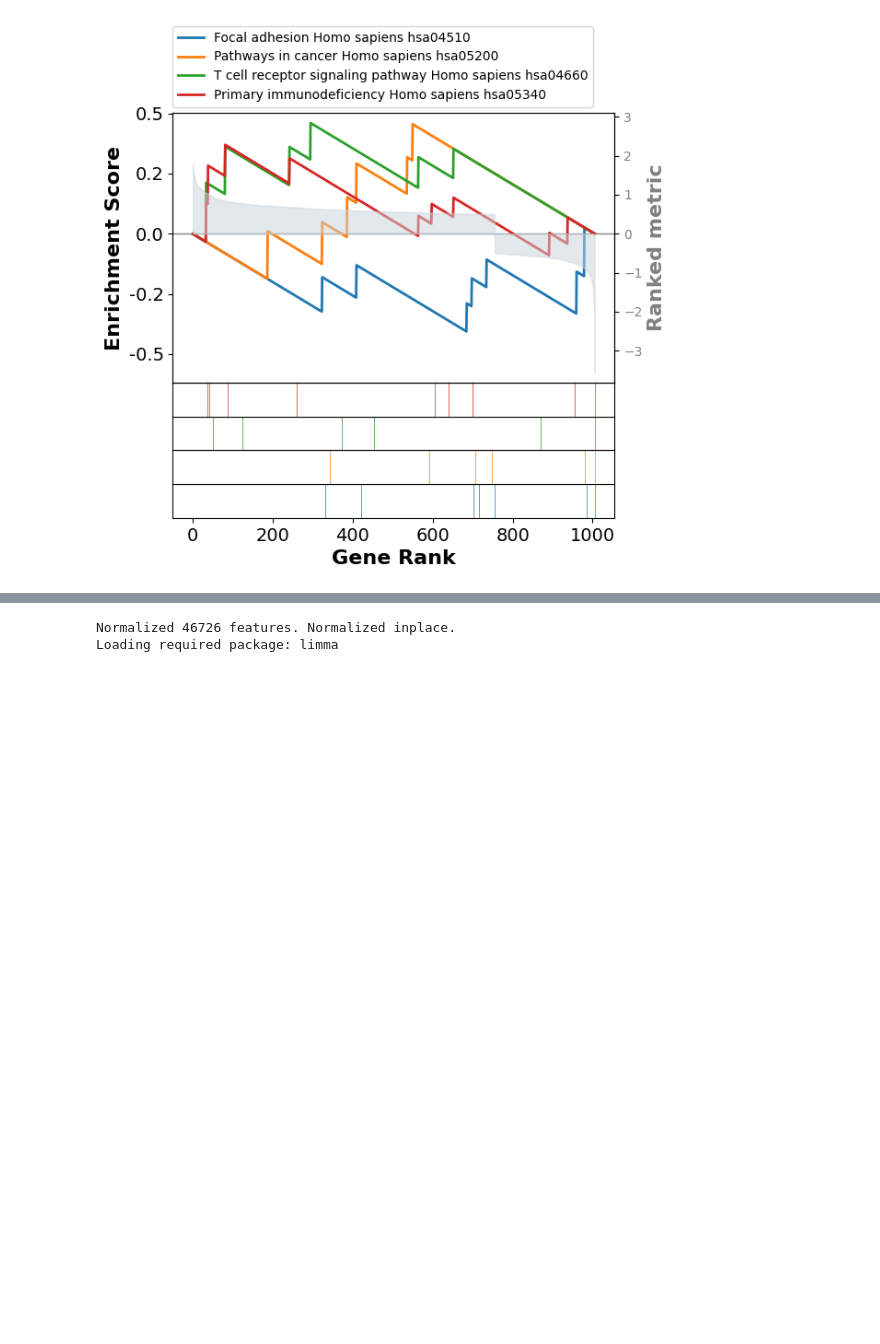
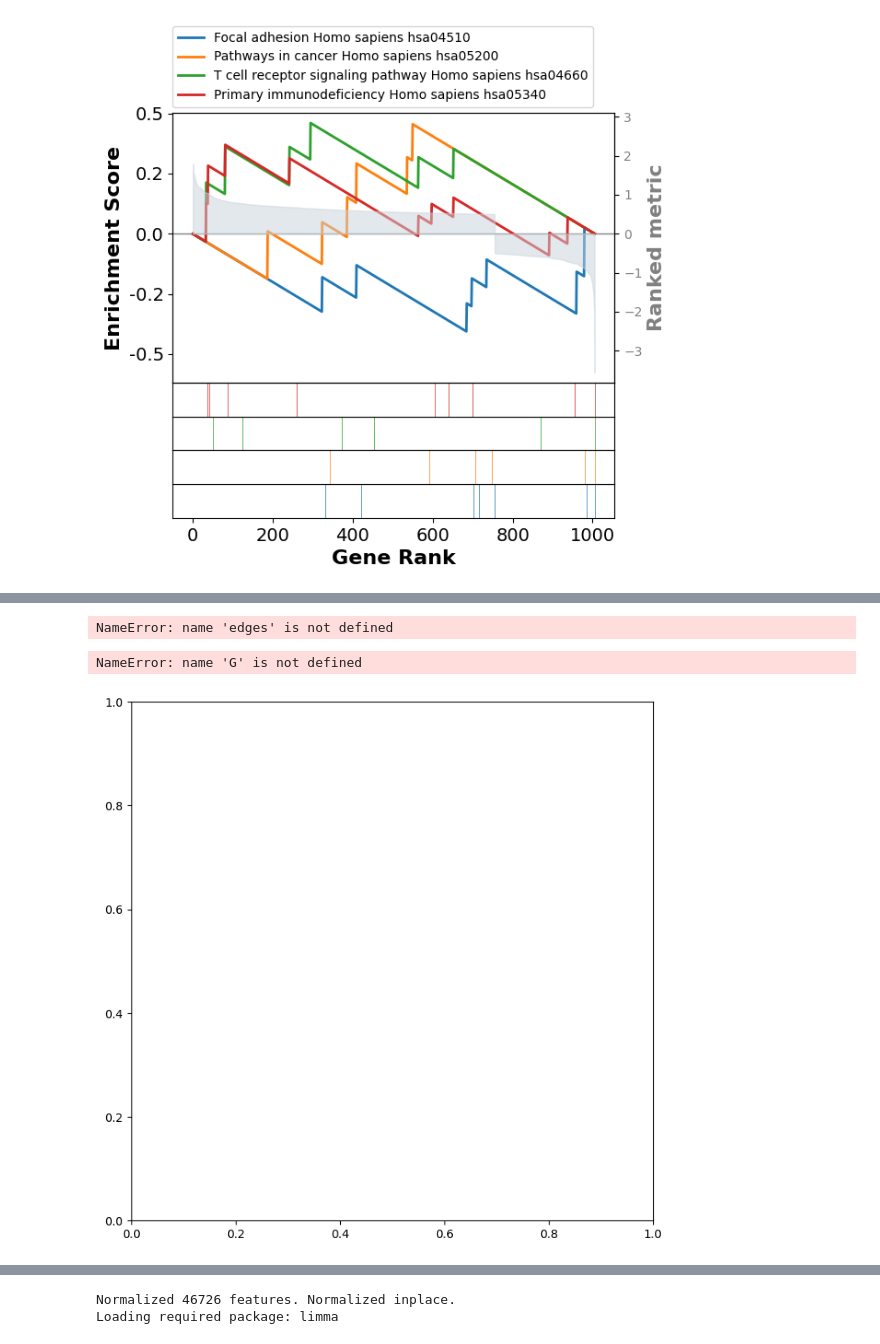
Before and after one commit to clmangham/aging_dementia_tbi, a Jupyter notebook: notebooks/RNAnalysis_CD.ipynb, the cells around one changed output, grey strips where cells are left out. Saved outputs shown, nothing was run; the diff lists cells and outputs as text; code cells hidden in the pictures; blank space fills up the shorter version.

```diff
--- a/notebooks/RNAnalysis_CD.ipynb
+++ b/notebooks/RNAnalysis_CD.ipynb
@@ -196,6 +195,6 @@ Loading required package: limma
 # %%
-lv_res=pd.read_csv('..\\data\\interim\\LimmaVoom_condition_Dementia_vs_NoDementia.csv')
-deseq2_res=pd.read_csv('..\\data\\interim\\DESeq2_condition_Dementia_vs_NoDementia.csv')
+lv_res=pd.read_csv('C:\\Users\\dyeca\\OneDrive\\Documents\\capstone\\aging_dementia_tbi\\data\\interim\\LimmaVoom_condition_Dementia_vs_NoDementia.csv')
+deseq2_res=pd.read_csv('C:\\Users\\dyeca\\OneDrive\\Documents\\capstone\\aging_dementia_tbi\\data\\interim\\DESeq2_condition_Dementia_vs_NoDementia.csv')
 # %%
 deseq2_res.head()
 # %% [output]
@@ -570,2 +525,2 @@ axs = pre_res.plot(terms=terms[1:5],
 # %%
-# nodes, edges = enrichment_map(pre_res.res2d)
+nodes, edges = enrichment_map(pre_res.res2d)
@@ -572,31 +529,36 @@ axs = pre_res.plot(terms=terms[1:5],
 # %%
-# # build graph
-# G = nx.from_pandas_edgelist(edges,
-#                             source='src_idx',
-#                             target='targ_idx',
-#                             edge_attr=['jaccard_coef', 'overlap_coef', 'overlap_genes'])
+# build graph
+G = nx.from_pandas_edgelist(edges,
+                            source='src_idx',
+                            target='targ_idx',
+                            edge_attr=['jaccard_coef', 'overlap_coef', 'overlap_genes'])
+# %% [output]
+NameError: name 'edges' is not defined
 # %%
-# fig, ax = plt.subplots(figsize=(8, 8))
+fig, ax = plt.subplots(figsize=(8, 8))
 
-# # init node cooridnates
-# pos=nx.layout.spiral_layout(G)
-# #node_size = nx.get_node_attributes()
-# # draw node
-# nx.draw_networkx_nodes(G,
-#                        pos=pos,
-#                        cmap=plt.cm.RdYlBu,
-#                        node_color=list(nodes.NES),
-#                        node_size=list(nodes.Hits_ratio *1000))
-# # draw node label
-# nx.draw_networkx_labels(G,
-#                         pos=pos,
-#                         labels=nodes.Term.to_dict())
-# # draw edge
-# edge_weight = nx.get_edge_attributes(G, 'jaccard_coef').values()
-# nx.draw_networkx_edges(G,
-#                        pos=pos,
-#                        width=list(map(lambda x: x*10, edge_weight)),
-#                        edge_color='#CDDBD4')
-# plt.show()
+# init node cooridnates
+pos=nx.layout.spiral_layout(G)
+#node_size = nx.get_node_attributes()
+# draw node
+nx.draw_networkx_nodes(G,
+                       pos=pos,
+                       cmap=plt.cm.RdYlBu,
+                       node_color=list(nodes.NES),
+                       node_size=list(nodes.Hits_ratio *1000))
+# draw node label
+nx.draw_networkx_labels(G,
+                        pos=pos,
+                        labels=nodes.Term.to_dict())
+# draw edge
+edge_weight = nx.get_edge_attributes(G, 'jaccard_coef').values()
+nx.draw_networkx_edges(G,
+                       pos=pos,
+                       width=list(map(lambda x: x*10, edge_weight)),
+                       edge_color='#CDDBD4')
+plt.show()
+# %% [output]
+NameError: name 'G' is not defined
+[figure, added]
 # %%
 
```
Also changed, not shown: parts of 40 cells of this notebook, 3 other files.
